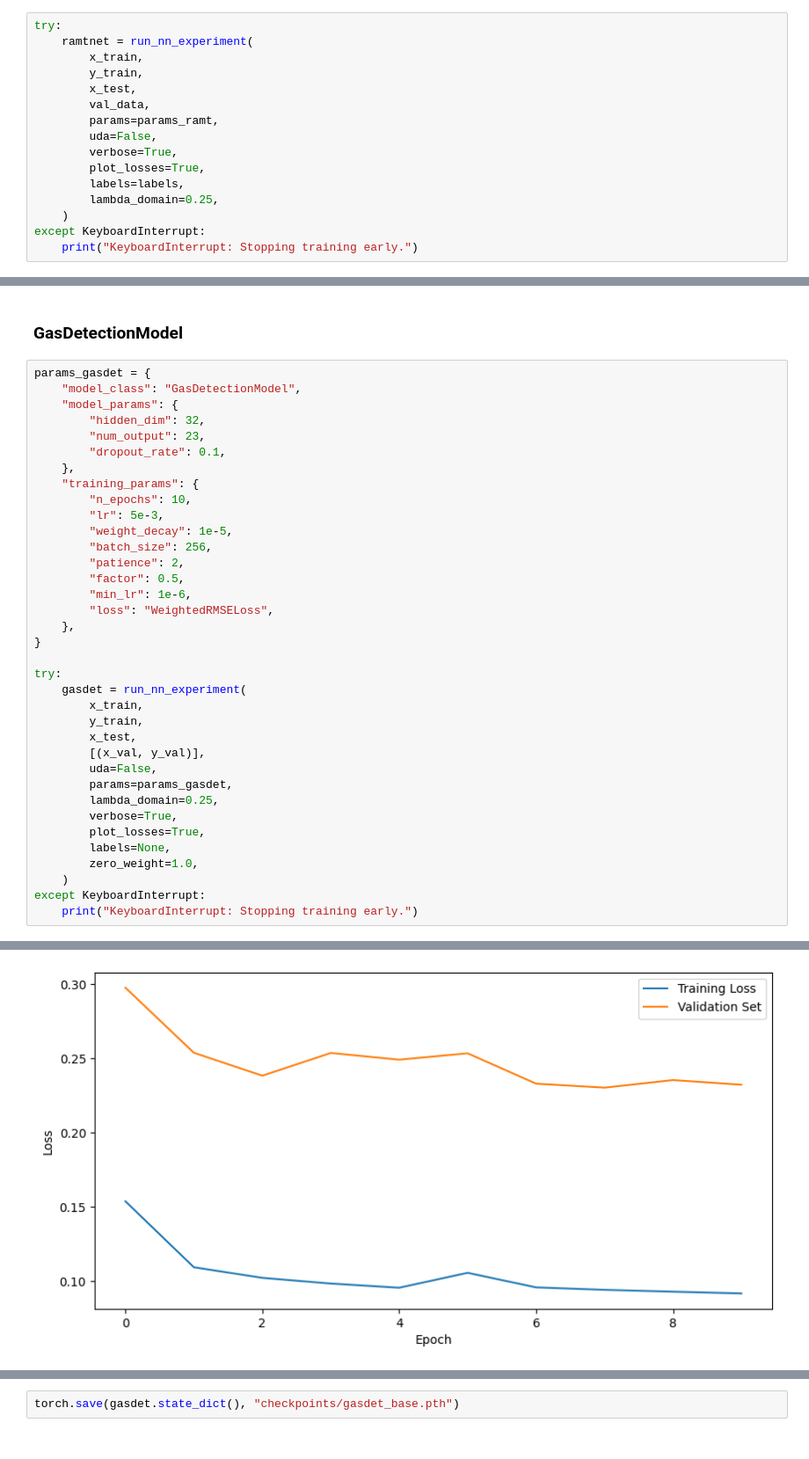
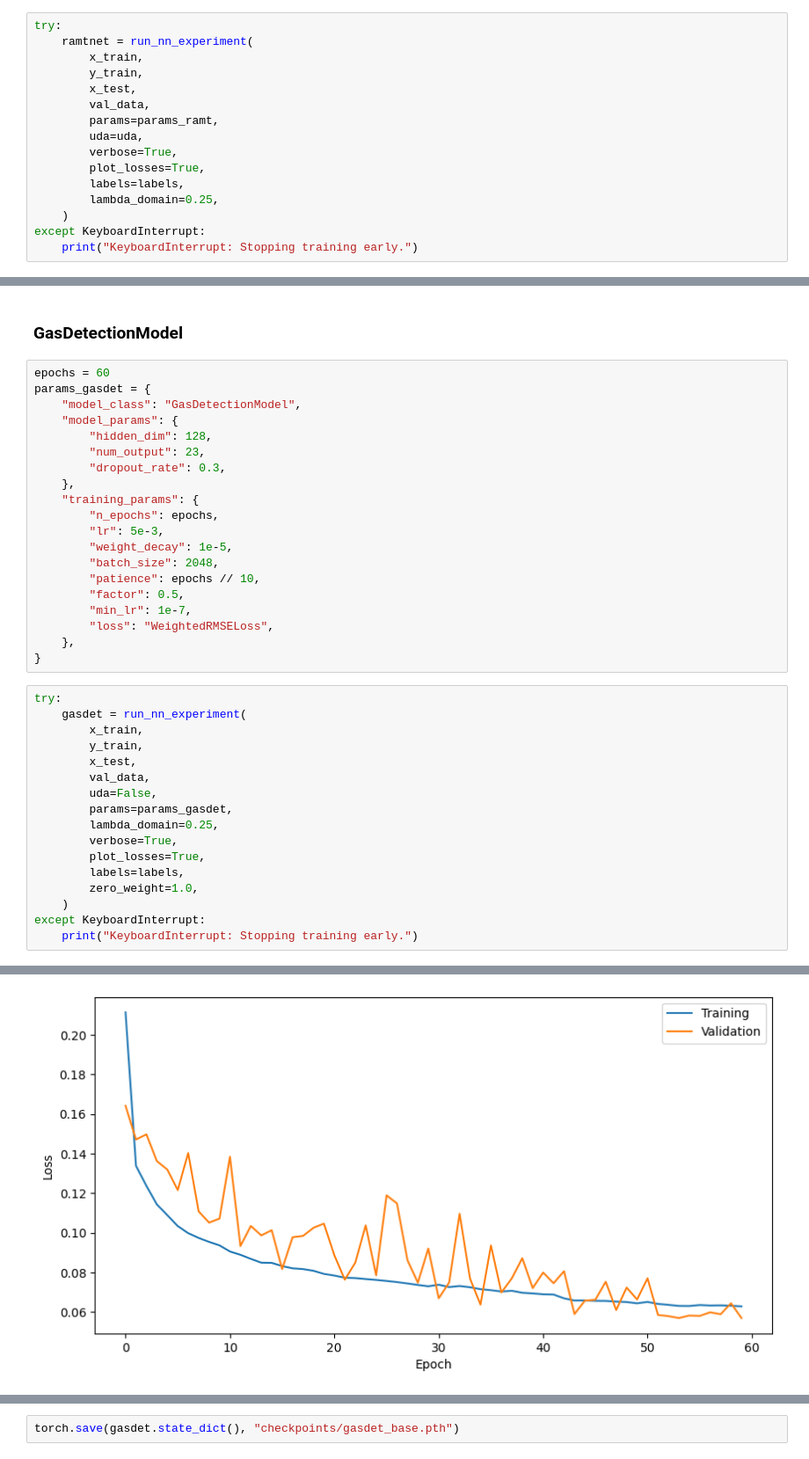
Before and after one commit to killian31/IdGas, a Jupyter notebook: train.ipynb, the cells around one changed output, grey strips where cells are left out. Shown at 88% size. Drawn from its saved outputs; the diff is of its cells as text.

```diff
--- a/train.ipynb
+++ b/train.ipynb
@@ -370,7 +375,7 @@ try:
         x_test,
         val_data,
         params=params_ramt,
-        uda=False,
+        uda=uda,
         verbose=True,
         plot_losses=True,
         labels=labels,
@@ -487,38 +611,39 @@ Weighted RMSE on validation set: 0.0811
 torch.save(nnreg.state_dict(), "checkpoints/nnreg_base.pth")
 # %% [markdown]
 ### GasDetectionModel
+# %%
+epochs = 60
+params_gasdet = {
+    "model_class": "GasDetectionModel",
+    "model_params": {
+        "hidden_dim": 128,
+        "num_output": 23,
+        "dropout_rate": 0.3,
+    },
+    "training_params": {
+        "n_epochs": epochs,
+        "lr": 5e-3,
+        "weight_decay": 1e-5,
+        "batch_size": 2048,
+        "patience": epochs // 10,
+        "factor": 0.5,
+        "min_lr": 1e-7,
+        "loss": "WeightedRMSELoss",
+    },
+}
 # %%
-params_gasdet = {
-    "model_class": "GasDetectionModel",
-    "model_params": {
-        "hidden_dim": 32,
-        "num_output": 23,
-        "dropout_rate": 0.1,
-    },
-    "training_params": {
-        "n_epochs": 10,
-        "lr": 5e-3,
-        "weight_decay": 1e-5,
-        "batch_size": 256,
-        "patience": 2,
-        "factor": 0.5,
-        "min_lr": 1e-6,
-        "loss": "WeightedRMSELoss",
-    },
-}
-
 try:
     gasdet = run_nn_experiment(
         x_train,
         y_train,
         x_test,
-        [(x_val, y_val)],
+        val_data,
         uda=False,
         params=params_gasdet,
         lambda_domain=0.25,
         verbose=True,
         plot_losses=True,
-        labels=None,
+        labels=labels,
         zero_weight=1.0,
     )
 except KeyboardInterrupt:
@@ -529,4 +654,4 @@ Final Validation Weighted RMSE: 0.2322
-[figure, old version]
+[figure, new version]
 # %%
 print(f"Weighted RMSE on validation set: {evaluate_model(gasdet, x_val, y_val):.4f}")
 # %% [output]
```
Also changed, not shown: parts of 40 cells of this notebook, 1 other file.
